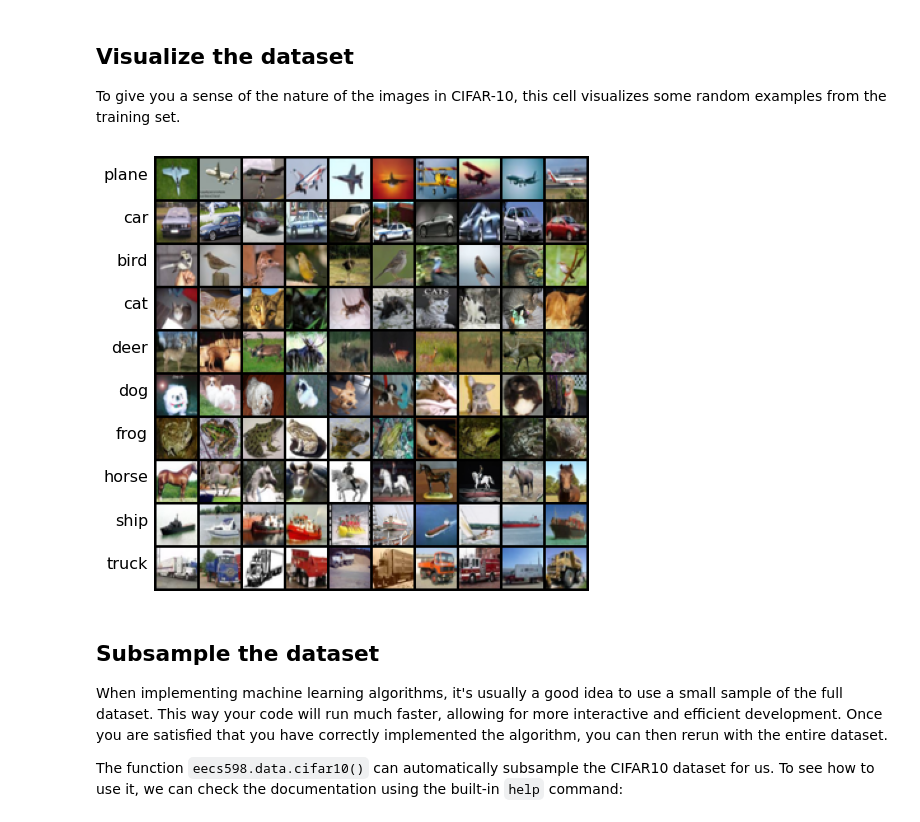
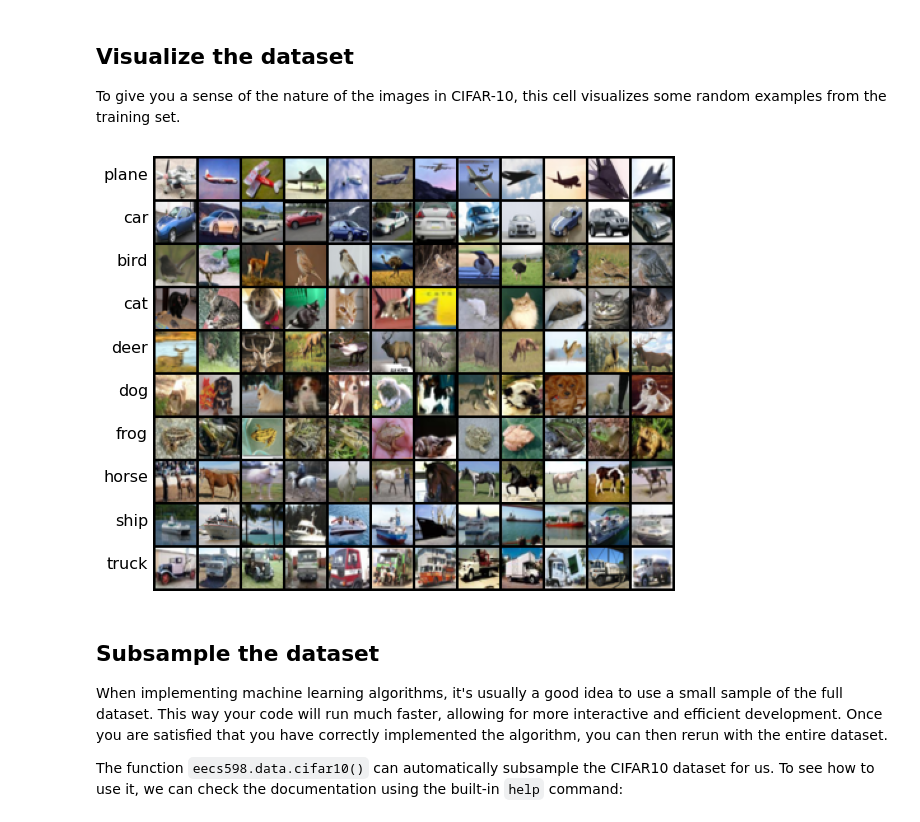
Before and after one commit to sigalaz/DL4CV, a Jupyter notebook: A1/knn.ipynb, the cells around one changed output. Cells and saved outputs as stored; diff of their text form; code cells hidden in the pictures.

```diff
--- a/A1/knn.ipynb
+++ b/A1/knn.ipynb
@@ -124,22 +124,22 @@ To give you a sense of the nature of the images in CIFAR-10, this cell visualize
 # %%
 import random
 from torchvision.utils import make_grid
 
 classes = ['plane', 'car', 'bird', 'cat', 'deer', 'dog', 'frog', 'horse', 'ship', 'truck']
-samples_per_class = 10
+samples_per_class = 12
 samples = []
 for y, cls in enumerate(classes):
-    plt.text(-5, 34 * y + 18, cls, ha='right')
+    plt.text(-4, 34 * y + 18, cls, ha='right')
     idxs, = (y_train == y).nonzero(as_tuple=True)
     for i in range(samples_per_class):
         idx = idxs[random.randrange(idxs.shape[0])].item()
         samples.append(x_train[idx])
 img = torchvision.utils.make_grid(samples, nrow=samples_per_class)
 plt.imshow(eecs598.tensor_to_image(img))
 plt.axis('off')
 plt.show()
 # %% [output]
-[figure, old version]
+[figure, new version]
 # %% [markdown]
 ## Subsample the dataset
 When implementing machine learning algorithms, it's usually a good idea to use a small sample of the full dataset. This way your code will run much faster, allowing for more interactive and efficient development. Once you are satisfied that you have correctly implemented the algorithm, you can then rerun with the entire dataset.
```
Also changed, not shown: parts of 17 cells of this notebook, 1 other file.
